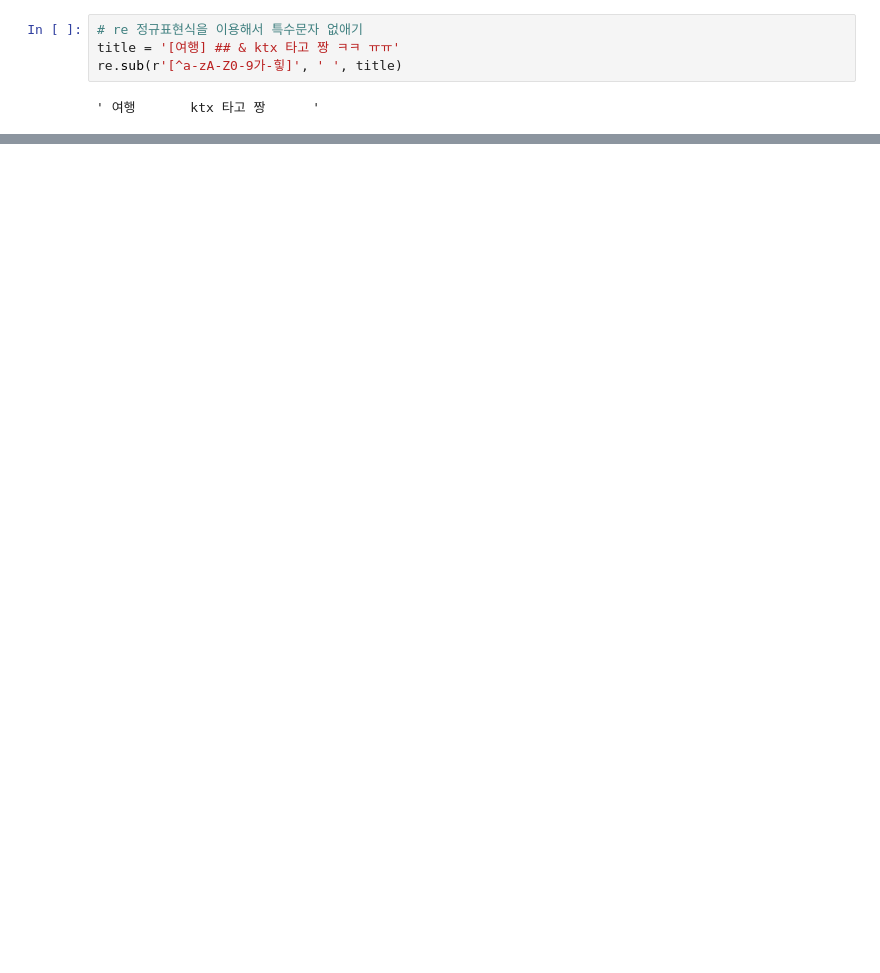
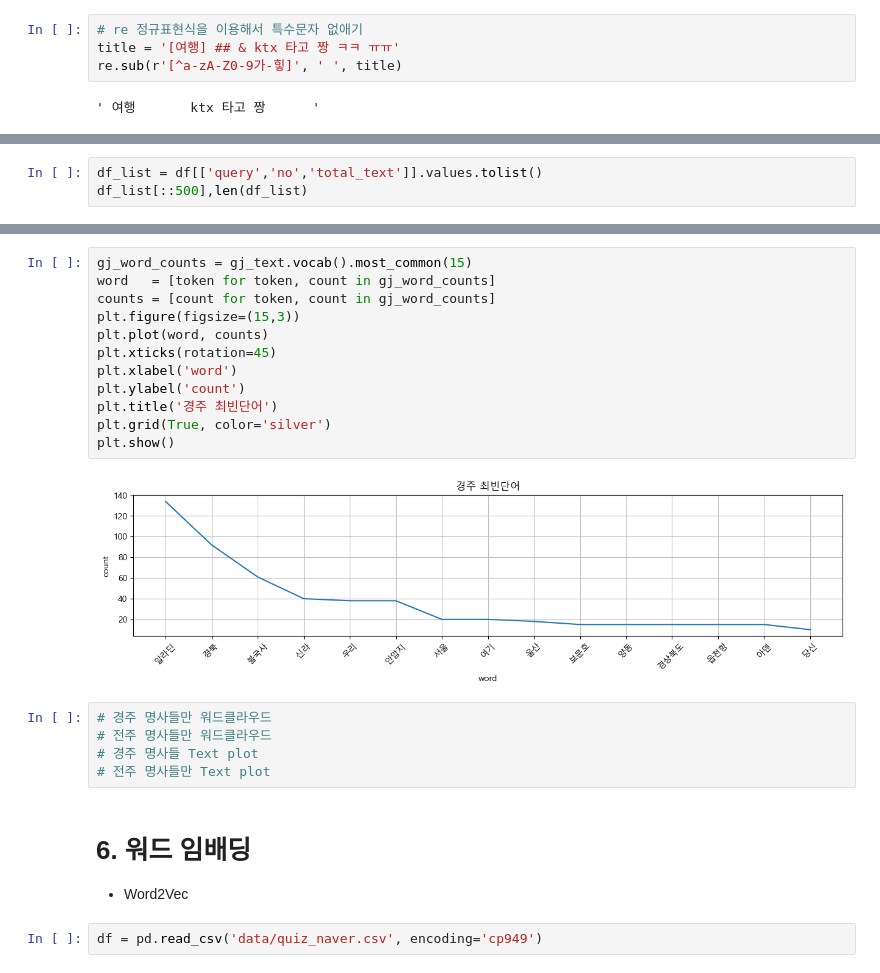
Before and after one commit to zardness/Sang, a Jupyter notebook: source/06_자연어처리/ch2_Quiz_경주여행과 전주여행비교.ipynb, the cells around one changed output, grey strips where cells are left out. Cells and saved outputs as stored; diff of their text form; blank space fills up the shorter version.

```diff
--- a/source/06_자연어처리/ch2_Quiz_경주여행과 전주여행비교.ipynb
+++ b/source/06_자연어처리/ch2_Quiz_경주여행과 전주여행비교.ipynb
@@ -148,0 +231,3 @@ for query in queries:
+# %%
+df_list = df[['query','no','total_text']].values.tolist()
+df_list[::500],len(df_list)
@@ -148,0 +476,24 @@ for query in queries:
+# %%
+gj_word_counts = gj_text.vocab().most_common(15)
+word   = [token for token, count in gj_word_counts]
+counts = [count for token, count in gj_word_counts]
+plt.figure(figsize=(15,3))
+plt.plot(word, counts)
+plt.xticks(rotation=45)
+plt.xlabel('word')
+plt.ylabel('count')
+plt.title('경주 최빈단어')
+plt.grid(True, color='silver')
+plt.show()
+# %% [output]
+[figure, added]
+# %%
+# 경주 명사들만 워드클라우드
+# 전주 명사들만 워드클라우드
+# 경주 명사들 Text plot
+# 전주 명사들만 Text plot
+# %% [markdown]
+# 6. 워드 임배딩
+- Word2Vec
+# %%
+df = pd.read_csv('data/quiz_naver.csv', encoding='cp949')
```
Also changed, not shown: parts of 48 cells of this notebook, 9 other files.
